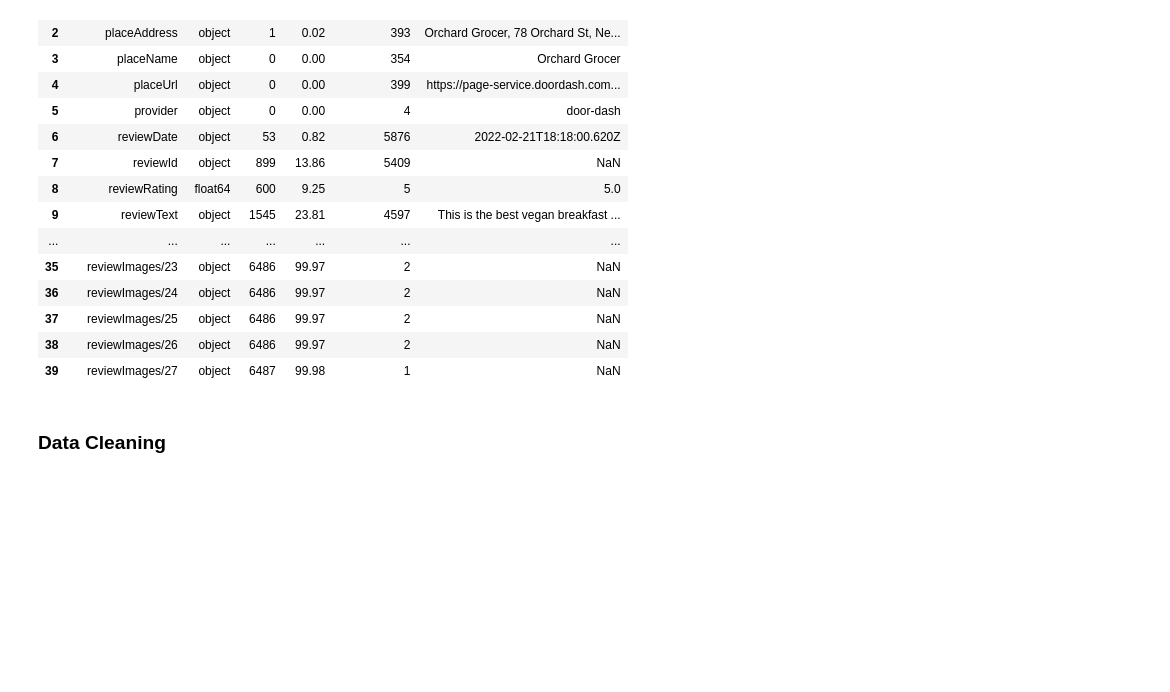
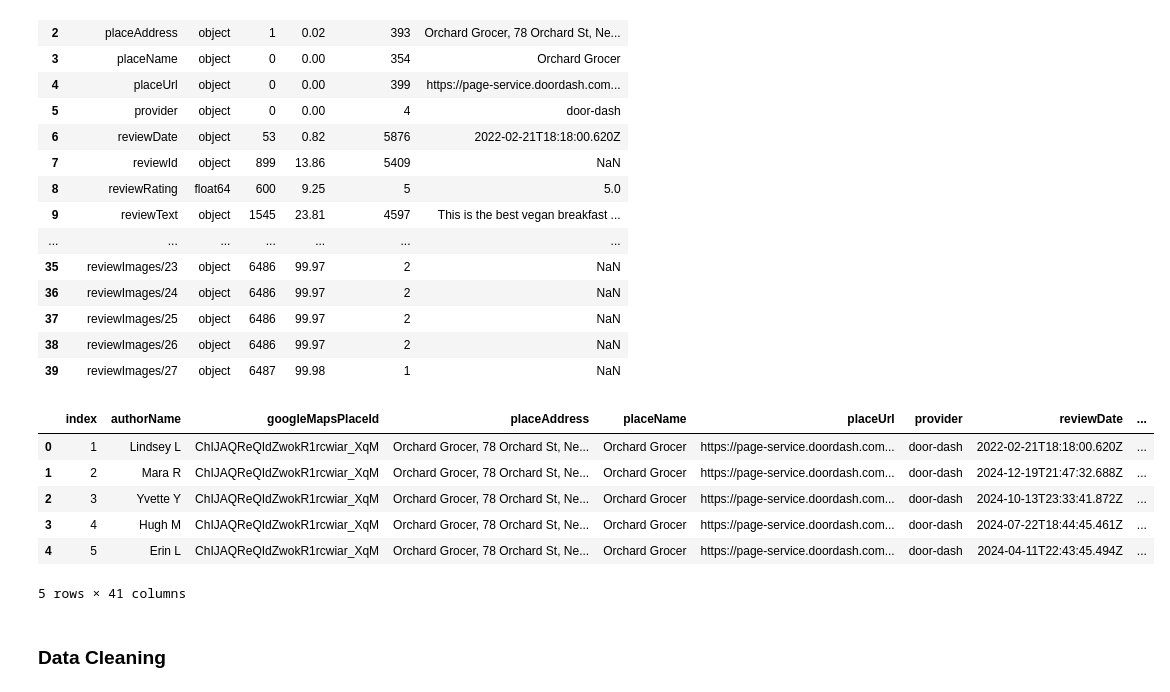
Before and after one commit to gen-git-26/Rreview_Analyzer, a Jupyter notebook: notebooks/eda.ipynb, the cells around one changed output. Cells and saved outputs as stored; diff of their text form; code cells hidden in the pictures; blank space fills up the shorter version.

```diff
--- a/notebooks/eda.ipynb
+++ b/notebooks/eda.ipynb
@@ -58,3 +55,16 @@ df = data.copy()
+# %%
+df = data.copy()
+df.index = range(1, len(df)+1)
+df = df.reset_index()
+df.head()
+# %% [output]
+|  | index | authorName | googleMapsPlaceId | placeAddress | placeName | placeUrl | provider | reviewDate | ... |
+| 0 | 1 | Lindsey L | ChIJAQReQIdZwokR1rcwiar_XqM | Orchard Grocer, 78 Orchard St, Ne... | Orchard Grocer | https://page-service.doordash.com... | door-dash | 2022-02-21T18:18:00.620Z | ... |
+| 1 | 2 | Mara R | ChIJAQReQIdZwokR1rcwiar_XqM | Orchard Grocer, 78 Orchard St, Ne... | Orchard Grocer | https://page-service.doordash.com... | door-dash | 2024-12-19T21:47:32.688Z | ... |
+| 2 | 3 | Yvette Y | ChIJAQReQIdZwokR1rcwiar_XqM | Orchard Grocer, 78 Orchard St, Ne... | Orchard Grocer | https://page-service.doordash.com... | door-dash | 2024-10-13T23:33:41.872Z | ... |
+| 3 | 4 | Hugh M | ChIJAQReQIdZwokR1rcwiar_XqM | Orchard Grocer, 78 Orchard St, Ne... | Orchard Grocer | https://page-service.doordash.com... | door-dash | 2024-07-22T18:44:45.461Z | ... |
+| 4 | 5 | Erin L | ChIJAQReQIdZwokR1rcwiar_XqM | Orchard Grocer, 78 Orchard St, Ne... | Orchard Grocer | https://page-service.doordash.com... | door-dash | 2024-04-11T22:43:45.494Z | ... |
+5 rows × 41 columns
 # %% [markdown]
 ### Data Cleaning
 # %%
```
Also changed, not shown: parts of 1 cell of this notebook.
